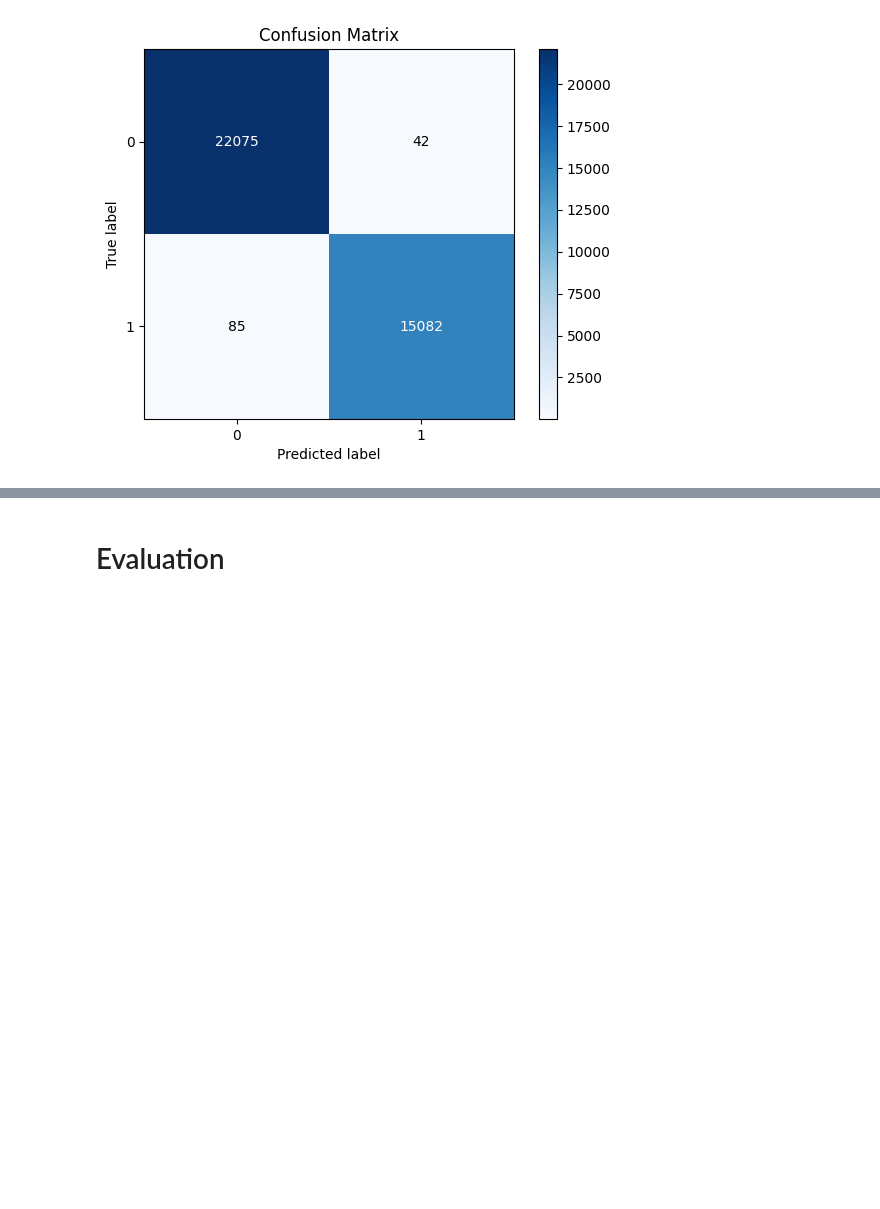
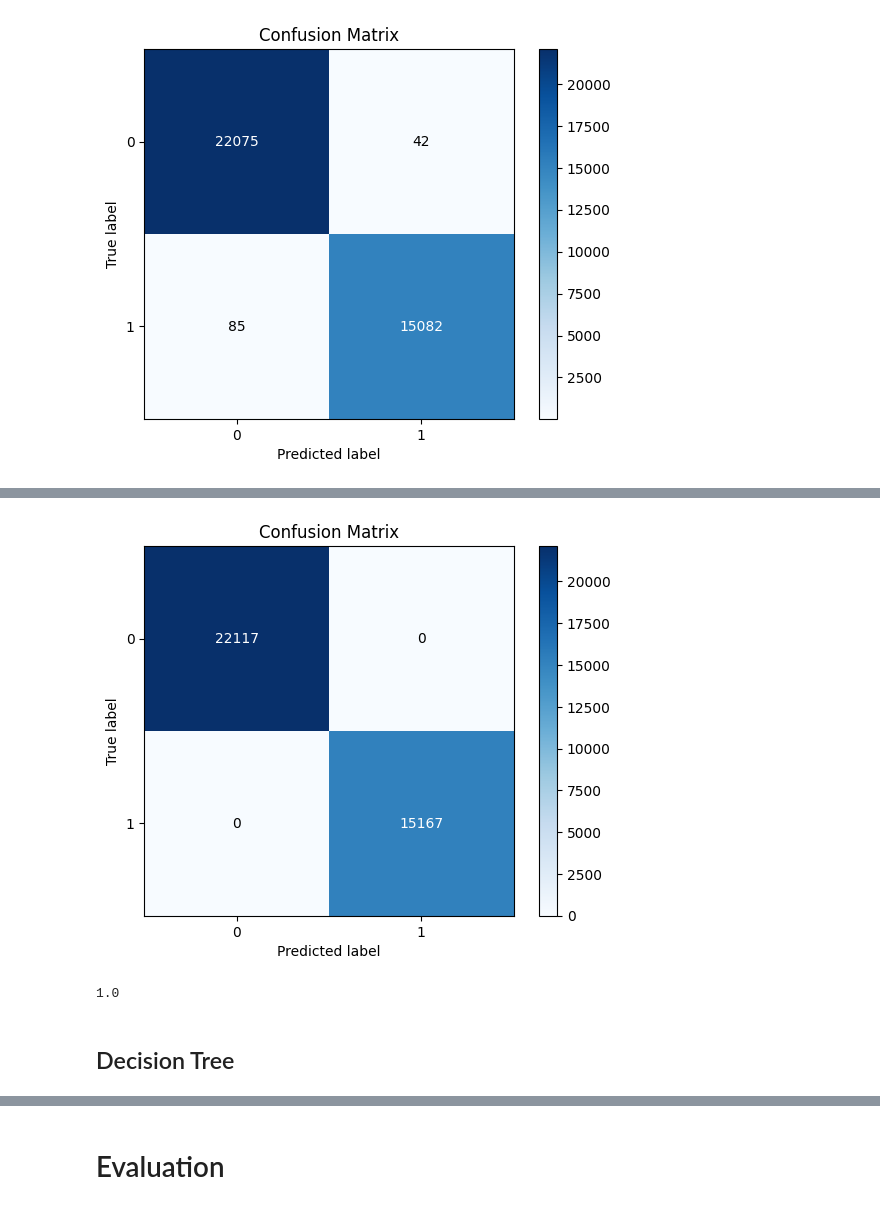
Before and after one commit to mccafj/Fall_Detection_Model, a Jupyter notebook: scratch_notebook.ipynb, the cells around one changed output, grey strips where cells are left out. Saved outputs shown, nothing was run; the diff lists cells and outputs as text; code cells hidden in the pictures; blank space fills up the shorter version.

```diff
--- a/scratch_notebook.ipynb
+++ b/scratch_notebook.ipynb
@@ -1098,0 +1210,16 @@ This model seems to perform very well. Do I keep going?
+# %%
+knn_gs_pipe = Pipeline(steps=[('ct', CT),
+                            ('knn', KNeighborsClassifier())])
+# %%
+params = {}
+params['knn__n_neighbors'] = [1, 3, 5, 11]
+params['knn__metric'] = ['minkowski', 'manhattan']
+params['knn__weights'] = ['uniform', 'distance']
+
+knn_gs1 = GridSearchCV(estimator=knn_gs_pipe,
+                 param_grid=params,
+                 cv=5,
+                 verbose=3,
+                 n_jobs=-2)
+# %%
+knn_gs1.fit(X_train, y_train)
@@ -1098,0 +1285,2 @@ This model seems to perform very well. Do I keep going?
+# %%
+y_pred_knn_gs1 = knn_gs1.best_estimator_.predict(X_train)
@@ -1098,0 +1298,16 @@ This model seems to perform very well. Do I keep going?
+# %%
+skplt.metrics.plot_confusion_matrix(y_train, y_pred_knn_gs1, normalize=False)
+plt.show()
+# %% [output]
+[figure, added]
+# %%
+# false negatives are 0, and false positives as well
+
+knn_gs1_recall = recall_score(y_train, y_pred_knn_gs1)
+knn_gs1_recall
+
+# perfect recall?
+# %% [output]
+1.0
+# %% [markdown]
+## Decision Tree
```
Also changed, not shown: parts of 95 cells of this notebook.
